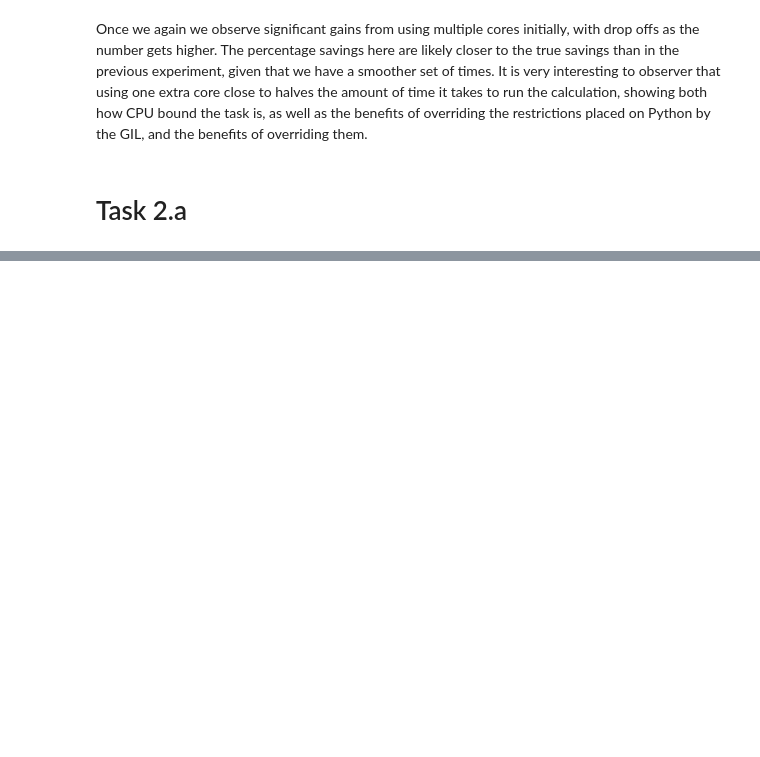
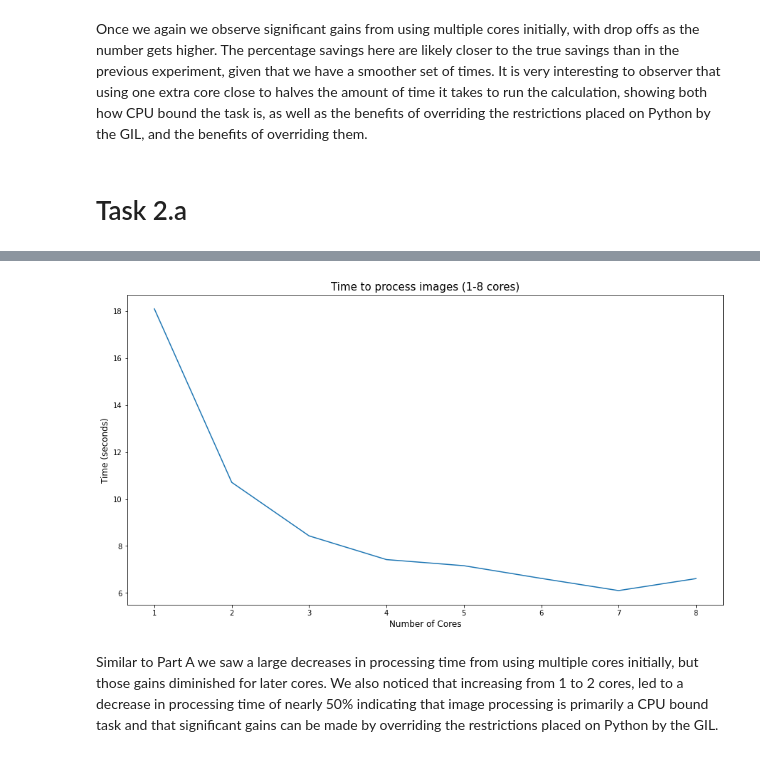
Before and after one commit to kevinobrien97/comp30660_python_multiprocessing, a Jupyter notebook: MultiprocessingCore.ipynb, the cells around one changed output, grey strips where cells are left out. Cells and saved outputs as stored; diff of their text form; code cells hidden in the pictures; blank space fills up the shorter version.

Commit message:
Update Part B

```diff
--- a/MultiprocessingCore.ipynb
+++ b/MultiprocessingCore.ipynb
@@ -281,7 +284,6 @@ def remove_images(directory_name):
 # %%
-def normal_image_process(image_name):
+def process_image(image_name):
     image_to_process = Image.open(f'images/original/{image_name}')
     image_to_process = image_to_process.filter(ImageFilter.GaussianBlur(20))
     image_to_process.thumbnail(size)
-    image_to_process.save(f'images/normal-process/{image_name}')
-    print(f'Processed: {image_name}')
+    image_to_process.save(f'images/processed/{image_name}')
@@ -358,0 +293,21 @@ remove_images('images/normal-process')
+# %%
+processing_times = []
+for i in range(1,9):
+    tp1 = time.time()
+    pool_process(process_image, image_names, i)
+    time_taken = round((time.time()-tp1),2)
+    processing_times.append(time_taken)
+    remove_images('images/processed')
+    if i == 1:
+        core_word = "core"
+        space = " "
+    else:
+        core_word = "cores"
+        space = ""
+    print("Time taken to process images using " + str(i) + " " + core_word + ": " + space + "\033[1m" + str(time_taken) + " seconds"+ "\033[0m")
+print("\033[1m" + "All processing complete" + "\033[0m")
+
+print("\nTime savings using 8 cores instead of 1: " + "\033[1m" +  str(round(100*(1-processing_times[7]/processing_times[0]),2))+"%" + "\033[0m")
+print("Time savings using 4 cores instead of 1: " + "\033[1m" +  str(round(100*(1-processing_times[3]/processing_times[0]),2))+"%" + "\033[0m")
+print("Time savings using 3 cores instead of 1: " + "\033[1m" +  str(round(100*(1-processing_times[2]/processing_times[0]),2))+"%" + "\033[0m")
+print("Time savings using 2 cores instead of 1: " + "\033[1m" +  str(round(100*(1-processing_times[1]/processing_times[0]),2))+"%" + "\033[0m")
@@ -358,0 +329,14 @@ remove_images('images/normal-process')
+# %%
+# list of the number of cores, used for plotting times
+core_numbers = [x for x in range(1,9)]
+
+plt.figure(figsize=(15,8))
+plt.plot(core_numbers, processing_times)
+plt.xlabel("Number of Cores", fontsize=12)
+plt.ylabel("Time (seconds)", fontsize=12)
+plt.title("Time to process images (1-8 cores)", fontsize=15)
+plt.show()
+# %% [output]
+[figure, added]
+# %% [markdown]
+Similar to Part A we saw a large decreases in processing time from using multiple cores initially, but those gains diminished for later cores. We also noticed that increasing from 1 to 2 cores, led to a decrease in processing time of nearly 50% indicating that image processing is primarily a CPU bound task and that significant gains can be made by overriding the restrictions placed on Python by the GIL.
```
Also changed, not shown: parts of 14 cells of this notebook, 2 other files.
